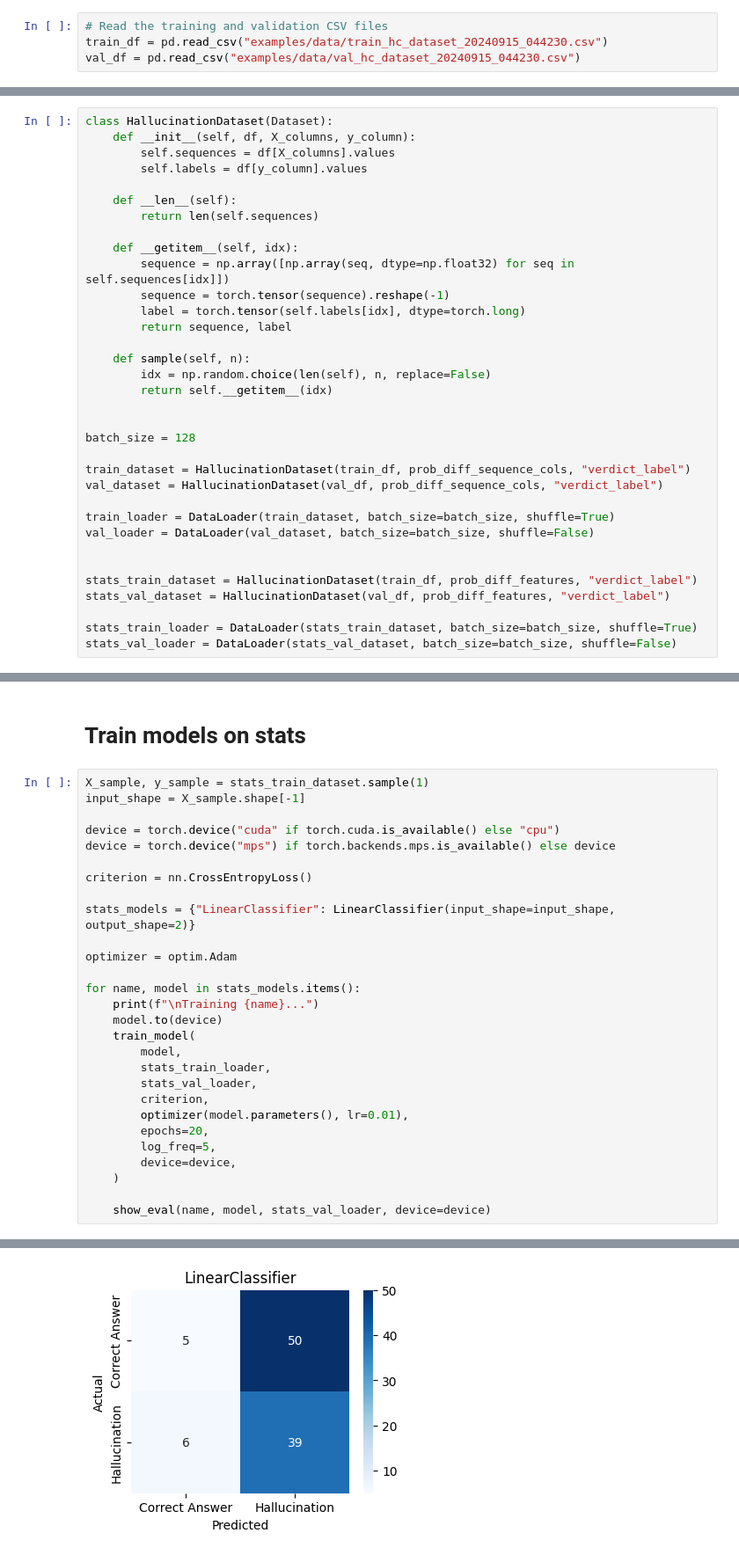
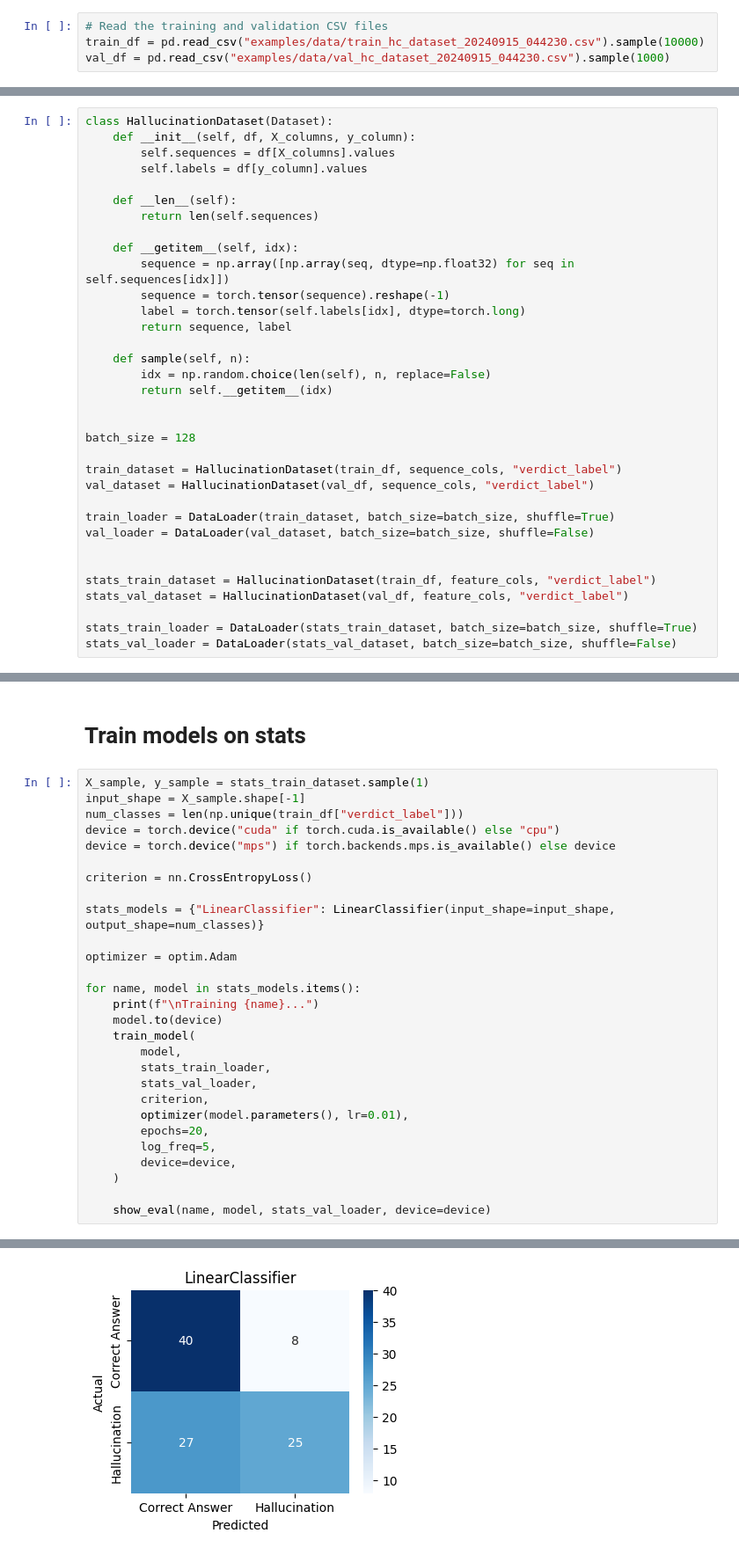
Before and after one commit to leap-laboratories/PIZZA, a Jupyter notebook: examples/hallucination_detection.ipynb, the cells around one changed output, grey strips where cells are left out. Shown at 88% size. Saved outputs shown, nothing was run; the diff lists cells and outputs as text.

```diff
--- a/examples/hallucination_detection.ipynb
+++ b/examples/hallucination_detection.ipynb
@@ -26,8 +26,8 @@ Audited 1 package in 23ms
 # Load and process (full matrix) data
 # %%
 # Read the training and validation CSV files
-train_df = pd.read_csv("examples/data/train_hc_dataset_20240915_044230.csv")
-val_df = pd.read_csv("examples/data/val_hc_dataset_20240915_044230.csv")
+train_df = pd.read_csv("examples/data/train_hc_dataset_20240915_044230.csv").sample(10000)
+val_df = pd.read_csv("examples/data/val_hc_dataset_20240915_044230.csv").sample(1000)
 # %%
 
 display(train_df["verdict"].value_counts())
@@ -170,15 +143,15 @@ class HallucinationDataset(Dataset):
 
 batch_size = 128
 
-train_dataset = HallucinationDataset(train_df, prob_diff_sequence_cols, "verdict_label")
-val_dataset = HallucinationDataset(val_df, prob_diff_sequence_cols, "verdict_label")
+train_dataset = HallucinationDataset(train_df, sequence_cols, "verdict_label")
+val_dataset = HallucinationDataset(val_df, sequence_cols, "verdict_label")
 
 train_loader = DataLoader(train_dataset, batch_size=batch_size, shuffle=True)
 val_loader = DataLoader(val_dataset, batch_size=batch_size, shuffle=False)
 
 
-stats_train_dataset = HallucinationDataset(train_df, prob_diff_features, "verdict_label")
-stats_val_dataset = HallucinationDataset(val_df, prob_diff_features, "verdict_label")
+stats_train_dataset = HallucinationDataset(train_df, feature_cols, "verdict_label")
+stats_val_dataset = HallucinationDataset(val_df, feature_cols, "verdict_label")
 
 stats_train_loader = DataLoader(stats_train_dataset, batch_size=batch_size, shuffle=True)
 stats_val_loader = DataLoader(stats_val_dataset, batch_size=batch_size, shuffle=False)
@@ -377,13 +350,13 @@ class SimpleRNN(nn.Module):
 # %%
 X_sample, y_sample = stats_train_dataset.sample(1)
 input_shape = X_sample.shape[-1]
-
+num_classes = len(np.unique(train_df["verdict_label"]))
 device = torch.device("cuda" if torch.cuda.is_available() else "cpu")
 device = torch.device("mps") if torch.backends.mps.is_available() else device
 
 criterion = nn.CrossEntropyLoss()
 
-stats_models = {"LinearClassifier": LinearClassifier(input_shape=input_shape, output_shape=2)}
+stats_models = {"LinearClassifier": LinearClassifier(input_shape=input_shape, output_shape=num_classes)}
 
 optimizer = optim.Adam
 
@@ -411 +384 @@ Epoch 20/20, Train Loss: 0.691104531288147, Val Loss: 0.6991978287696838, Val Ac
-[figure, old version]
+[figure, new version]
```
Also changed, not shown: parts of 4 cells of this notebook, 1 other file.
